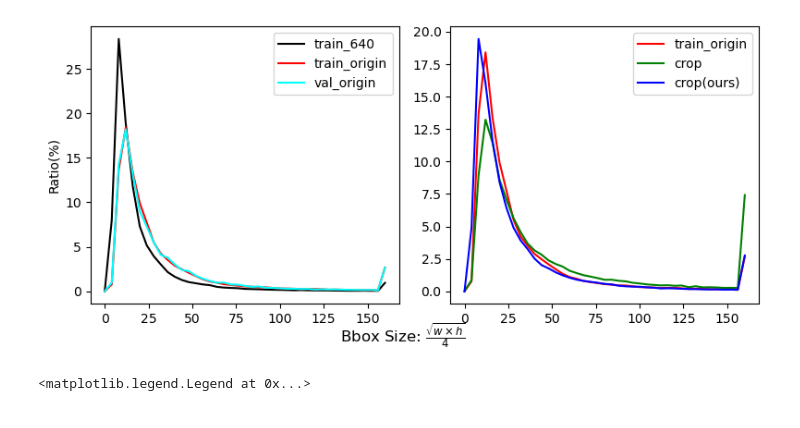
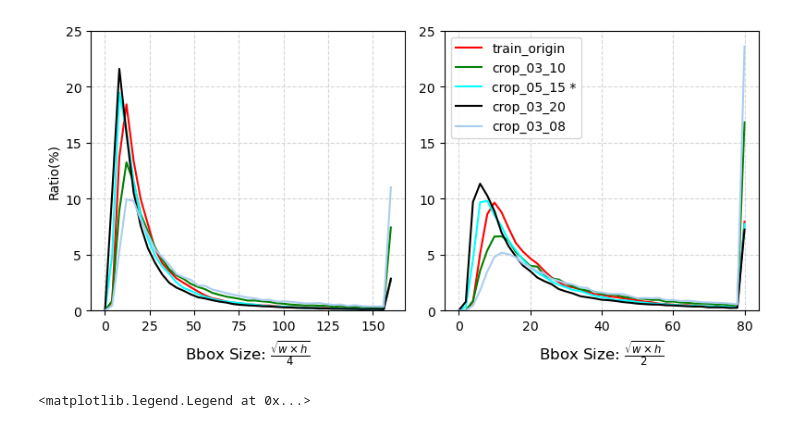
Before and after one commit to Wwupup/wwfacedet, a Jupyter notebook: experiments/bbox_distribution.ipynb, the cells around one changed output. Drawn from its saved outputs; the diff is of its cells as text; code cells hidden in the pictures.

```diff
--- a/experiments/bbox_distribution.ipynb
+++ b/experiments/bbox_distribution.ipynb
@@ -11,6 +11,7 @@ def read_json(path):
     return data
 bd_train_640 = read_json('/home/ww/projects/wwfacedet/work_dirs/browse_dataset/bd_train_640.json')
 bd_train_ori = read_json('/home/ww/projects/wwfacedet/work_dirs/browse_dataset/bd_train_ori.json')
+bd_crop_03_08 = read_json('/home/ww/projects/wwfacedet/work_dirs/browse_dataset/bd_03_08.json')
 bd_crop_03_10 = read_json('/home/ww/projects/wwfacedet/work_dirs/browse_dataset/bd_03_10.json')
 bd_crop_05_15 = read_json('/home/ww/projects/wwfacedet/work_dirs/browse_dataset/bd_05_15.json')
 bd_crop_03_20 = read_json('/home/ww/projects/wwfacedet/work_dirs/browse_dataset/bd_03_20.json')
@@ -31,37 +32,65 @@ def size_stat(data, level):
     count_p = [c / total * 100 for c in count]
     return count, count_p
 # %%
-all_data = [bd_train_640, bd_train_ori, bd_crop_03_10, bd_crop_05_15, bd_crop_03_20, bd_ori_gt]
-all_data_name = ['train_640', 'train_origin', 'crop', 'crop(ours)', 'crop_03_20', 'val_origin']
-all_data_color = ['black', 'red', 'green', 'blue', 'yellow', 'cyan']
+all_data = [bd_train_640, bd_train_ori, bd_crop_03_10, bd_crop_05_15, bd_crop_03_20, bd_ori_gt, bd_crop_03_08]
+all_data_name = ['train_640', 'train_origin', 'crop_03_10', 'crop_05_15 *', 'crop_03_20', 'val_origin', 'crop_03_08']
+all_data_color = ['black', 'red', 'green', 'blue', 'yellow', 'cyan', '#abcdef']
 # level = [8, 16, 32, 64, 128, 256, 512, 1024, 2048]
 
-scale = 4
-level = [scale * x for x in range(40)]
-axis_x = np.arange(len(level) + 1) * scale
+def data_generate(scale, num):
+    level = [scale * x for x in range(num)]
+    axis_x = np.arange(len(level) + 1) * scale
+    all_data_d = [size_stat(bd, level) for bd in all_data]
+    return axis_x, all_data_d, scale
 
-all_data_d = [size_stat(bd, level) for bd in all_data]
+
+axis_x, all_data_d, scale = data_generate(4, 40)
+axis_x_t, all_data_d_t, scale_t = data_generate(2, 40)
 # %%
+# gs = gridspec.GridSpec(1, 3, width_ratios=[1, 1, 1])
 gs = gridspec.GridSpec(1, 2, width_ratios=[1, 1])
 fig = plt.figure(figsize=(8, 4))
-plt.suptitle('Bbox Size: $\\frac{\\sqrt{w \\times h}}{' + str(scale) +'}$', y = 0.05)
-ax0 = plt.subplot(gs[0])
-ax0.plot(axis_x, all_data_d[0][1], label=all_data_name[0], color=all_data_color[0])
-ax0.plot(axis_x, all_data_d[1][1], label=all_data_name[1], color=all_data_color[1])
-ax0.plot(axis_x, all_data_d[5][1], label=all_data_name[5], color=all_data_color[5])
+# plt.suptitle('Bbox Size: $\\frac{\\sqrt{w \\times h}}{' + str(scale) +'}$', y = 0.05)
+# plt.grid(color='red')
+# ax0 = plt.subplot(gs[0])
+# ax0.plot(axis_x, all_data_d[0][1], label=all_data_name[0], color=all_data_color[0])
+# ax0.plot(axis_x, all_data_d[1][1], label=all_data_name[1], color=all_data_color[1])
+# ax0.plot(axis_x, all_data_d[5][1], label=all_data_name[5], color=all_data_color[5])
 
-ax0.set_ylabel('Ratio(%)')
-ax0.legend()
+# ax0.set_ylabel('Ratio(%)')
+# ax0.legend()
+# ax1 = plt.subplot(gs[1])
+# ax1.plot(axis_x, all_data_d[1][1], label=all_data_name[1], color=all_data_color[1])
+# ax1.plot(axis_x, all_data_d[2][1], label=all_data_name[2], color=all_data_color[2])
+# ax1.plot(axis_x, all_data_d[3][1], label=all_data_name[3], color=all_data_color[3])
+
 ax1 = plt.subplot(gs[1])
-ax1.plot(axis_x, all_data_d[1][1], label=all_data_name[1], color=all_data_color[1])
-ax1.plot(axis_x, all_data_d[2][1], label=all_data_name[2], color=all_data_color[2])
-ax1.plot(axis_x, all_data_d[3][1], label=all_data_name[3], color=all_data_color[3])
+ax1.set_ylim(0, 25)
+ax1.plot(axis_x_t, all_data_d_t[1][1], label=all_data_name[1], color=all_data_color[1])
+ax1.plot(axis_x_t, all_data_d_t[2][1], label=all_data_name[2], color=all_data_color[2])
+ax1.plot(axis_x_t, all_data_d_t[3][1], label=all_data_name[3], color=all_data_color[5])
+ax1.plot(axis_x_t, all_data_d_t[4][1], label=all_data_name[4], color=all_data_color[0])
+ax1.plot(axis_x_t, all_data_d_t[6][1], label=all_data_name[6], color=all_data_color[6])
+ax1.set_title('Bbox Size: $\\frac{\\sqrt{w \\times h}}{' + str(scale_t) +'}$', y=-0.2)
+ax1.grid(True, linestyle='--', alpha=0.5)
+ax1.legend()
 
-ax1.legend()
+ax2 = plt.subplot(gs[0])
+ax2.set_ylabel('Ratio(%)')
+ax2.set_ylim(0, 25)
+ax2.plot(axis_x, all_data_d[1][1], label=all_data_name[1], color=all_data_color[1])
+ax2.plot(axis_x, all_data_d[2][1], label=all_data_name[2], color=all_data_color[2])
+ax2.plot(axis_x, all_data_d[3][1], label=all_data_name[3], color=all_data_color[5])
+ax2.plot(axis_x, all_data_d[4][1], label=all_data_name[4], color=all_data_color[0])
+ax2.plot(axis_x, all_data_d[6][1], label=all_data_name[6], color=all_data_color[6])
+ax2.set_title('Bbox Size: $\\frac{\\sqrt{w \\times h}}{' + str(scale) +'}$', y=-0.2)
+
+# ax2.legend()
+ax2.grid(True, linestyle='--', alpha=0.5)
 fig.tight_layout()
 plt.savefig('./bbox_distribution.pdf', dpi=300, bbox_inches='tight')
 # %% [output]
-[figure, old version]
+[figure, new version]
 # %%
 use = [1, 5]
 for idx, bd_d in enumerate(all_data_d):
```
Also changed, not shown: 2 other files.
